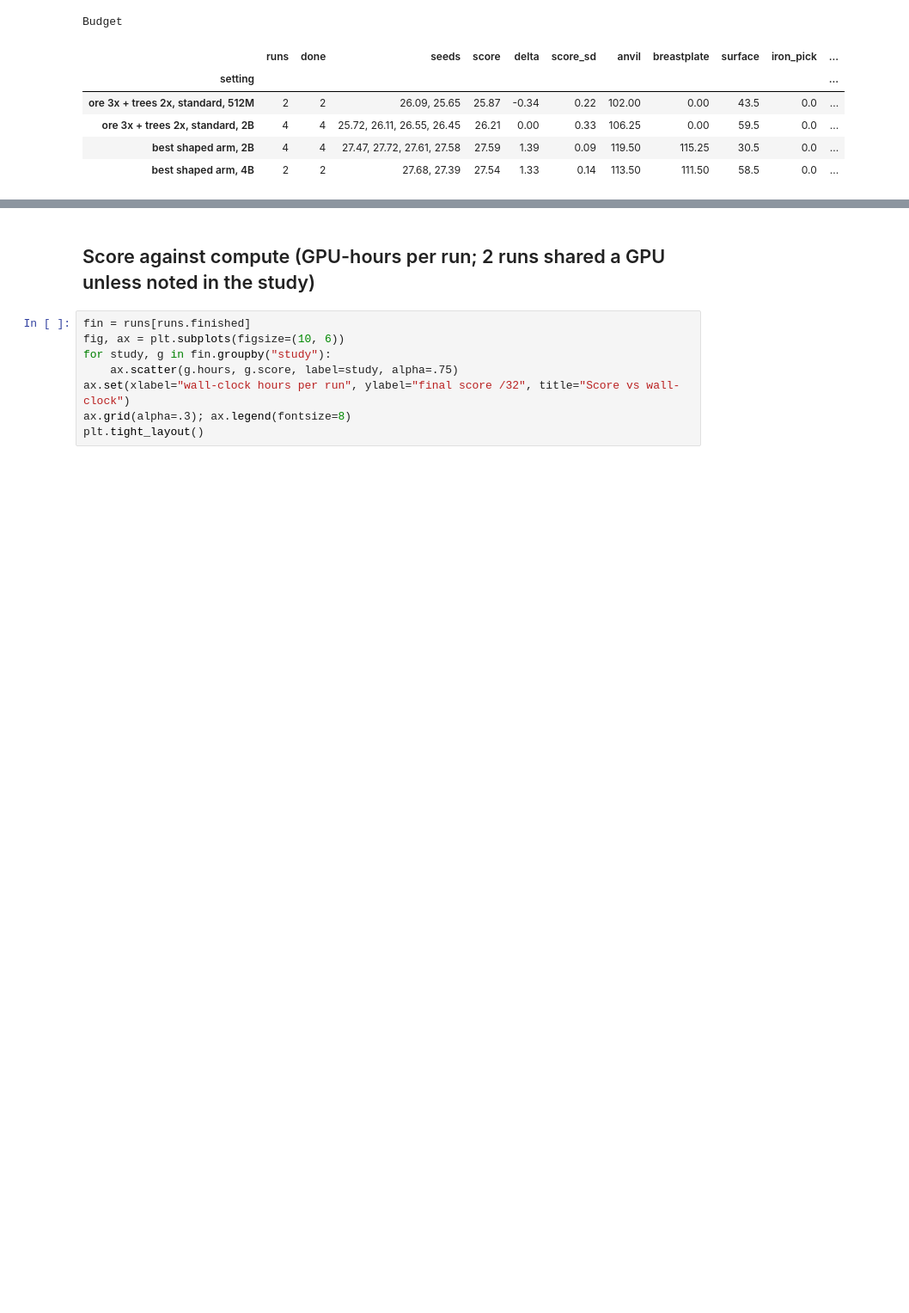
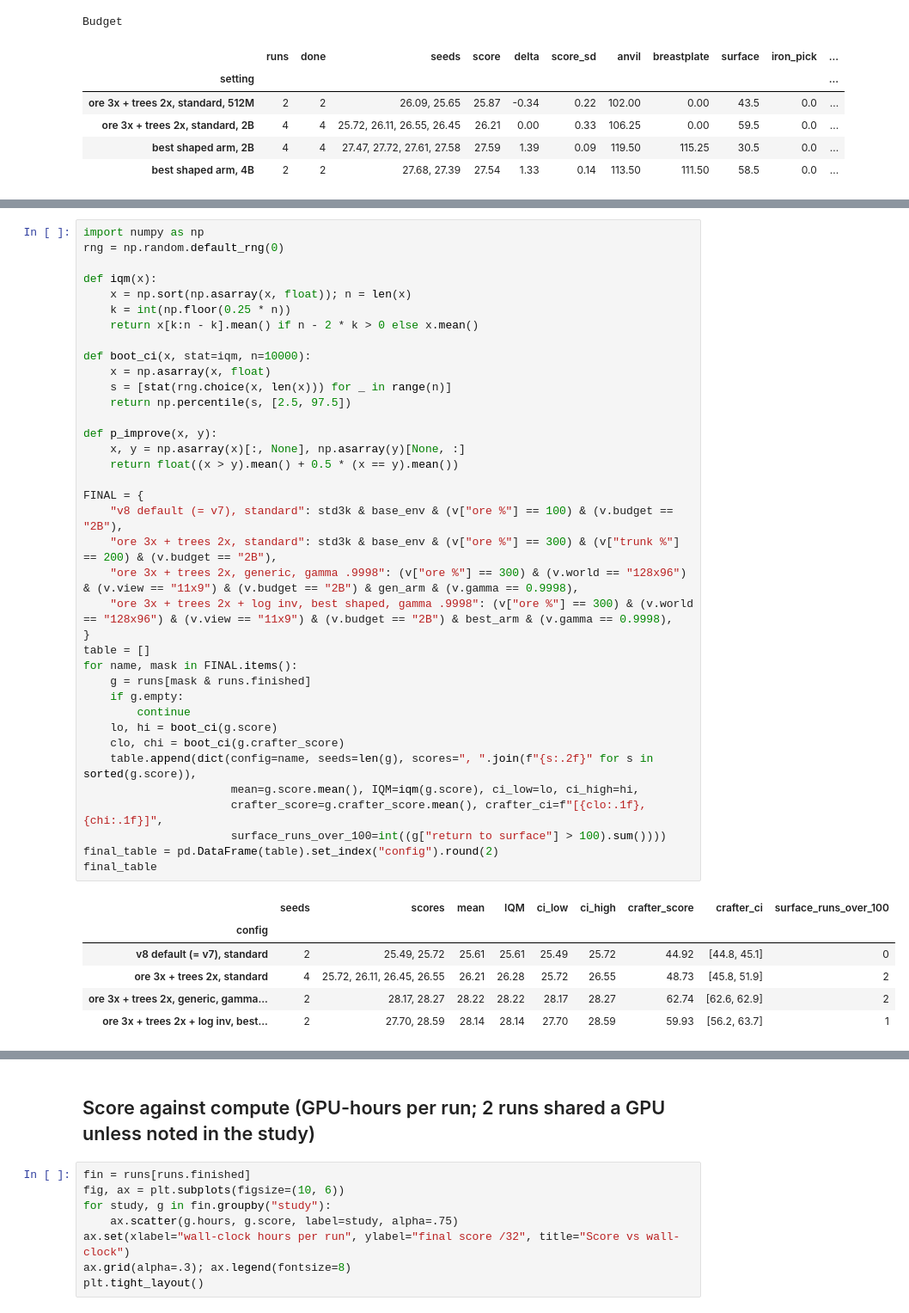
Before and after one commit to MikaVohl/terraria-env, a Jupyter notebook: notebooks/v8_env_results_2026_10_31.ipynb, the cells around one changed output, grey strips where cells are left out. Shown at 86% size. Saved outputs shown, nothing was run; the diff lists cells and outputs as text; blank space fills up the shorter version.

```diff
--- a/notebooks/v8_env_results_2026_10_31.ipynb
+++ b/notebooks/v8_env_results_2026_10_31.ipynb
@@ -484,0 +537,44 @@ Go-Explore restarts (20% of training episodes)
+# %%
+import numpy as np
+rng = np.random.default_rng(0)
+
+def iqm(x):
+    x = np.sort(np.asarray(x, float)); n = len(x)
+    k = int(np.floor(0.25 * n))
+    return x[k:n - k].mean() if n - 2 * k > 0 else x.mean()
+
+def boot_ci(x, stat=iqm, n=10000):
+    x = np.asarray(x, float)
+    s = [stat(rng.choice(x, len(x))) for _ in range(n)]
+    return np.percentile(s, [2.5, 97.5])
+
+def p_improve(x, y):
+    x, y = np.asarray(x)[:, None], np.asarray(y)[None, :]
+    return float((x > y).mean() + 0.5 * (x == y).mean())
+
+FINAL = {
+    "v8 default (= v7), standard": std3k & base_env & (v["ore %"] == 100) & (v.budget == "2B"),
+    "ore 3x + trees 2x, standard": std3k & base_env & (v["ore %"] == 300) & (v["trunk %"] == 200) & (v.budget == "2B"),
+    "ore 3x + trees 2x, generic, gamma .9998": (v["ore %"] == 300) & (v.world == "128x96") & (v.view == "11x9") & (v.budget == "2B") & gen_arm & (v.gamma == 0.9998),
+    "ore 3x + trees 2x + log inv, best shaped, gamma .9998": (v["ore %"] == 300) & (v.world == "128x96") & (v.view == "11x9") & (v.budget == "2B") & best_arm & (v.gamma == 0.9998),
+}
+table = []
+for name, mask in FINAL.items():
+    g = runs[mask & runs.finished]
+    if g.empty:
+        continue
+    lo, hi = boot_ci(g.score)
+    clo, chi = boot_ci(g.crafter_score)
+    table.append(dict(config=name, seeds=len(g), scores=", ".join(f"{s:.2f}" for s in sorted(g.score)),
+                      mean=g.score.mean(), IQM=iqm(g.score), ci_low=lo, ci_high=hi,
+                      crafter_score=g.crafter_score.mean(), crafter_ci=f"[{clo:.1f}, {chi:.1f}]",
+                      surface_runs_over_100=int((g["return to surface"] > 100).sum())))
+final_table = pd.DataFrame(table).set_index("config").round(2)
+final_table
+# %% [output]
+|  | seeds | scores | mean | IQM | ci_low | ci_high | crafter_score | crafter_ci | surface_runs_over_100 |
+| config |  |  |  |  |  |  |  |  |  |
+| v8 default (= v7), standard | 2 | 25.49, 25.72 | 25.61 | 25.61 | 25.49 | 25.72 | 44.92 | [44.8, 45.1] | 0 |
+| ore 3x + trees 2x, standard | 4 | 25.72, 26.11, 26.45, 26.55 | 26.21 | 26.28 | 25.72 | 26.55 | 48.73 | [45.8, 51.9] | 2 |
+| ore 3x + trees 2x, generic, gamma... | 2 | 28.17, 28.27 | 28.22 | 28.22 | 28.17 | 28.27 | 62.74 | [62.6, 62.9] | 2 |
+| ore 3x + trees 2x + log inv, best... | 2 | 27.70, 28.59 | 28.14 | 28.14 | 27.70 | 28.59 | 59.93 | [56.2, 63.7] | 1 |
```
Also changed, not shown: parts of 14 cells of this notebook, 1 other file.
